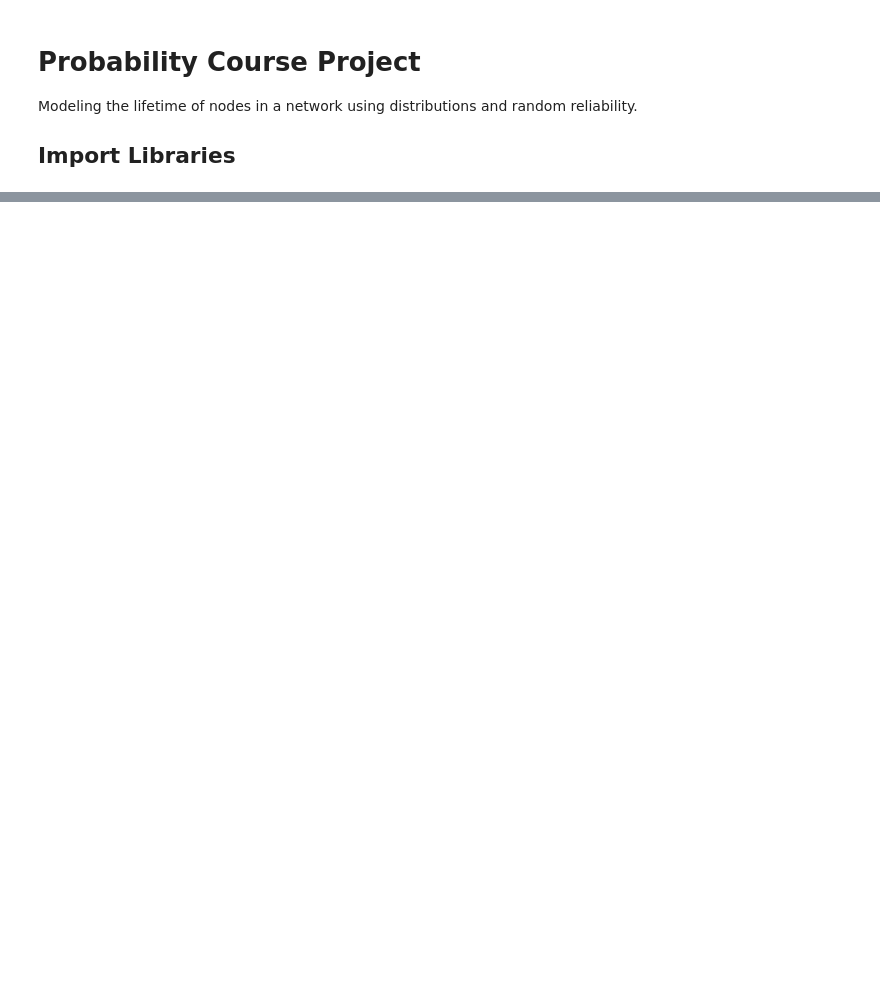
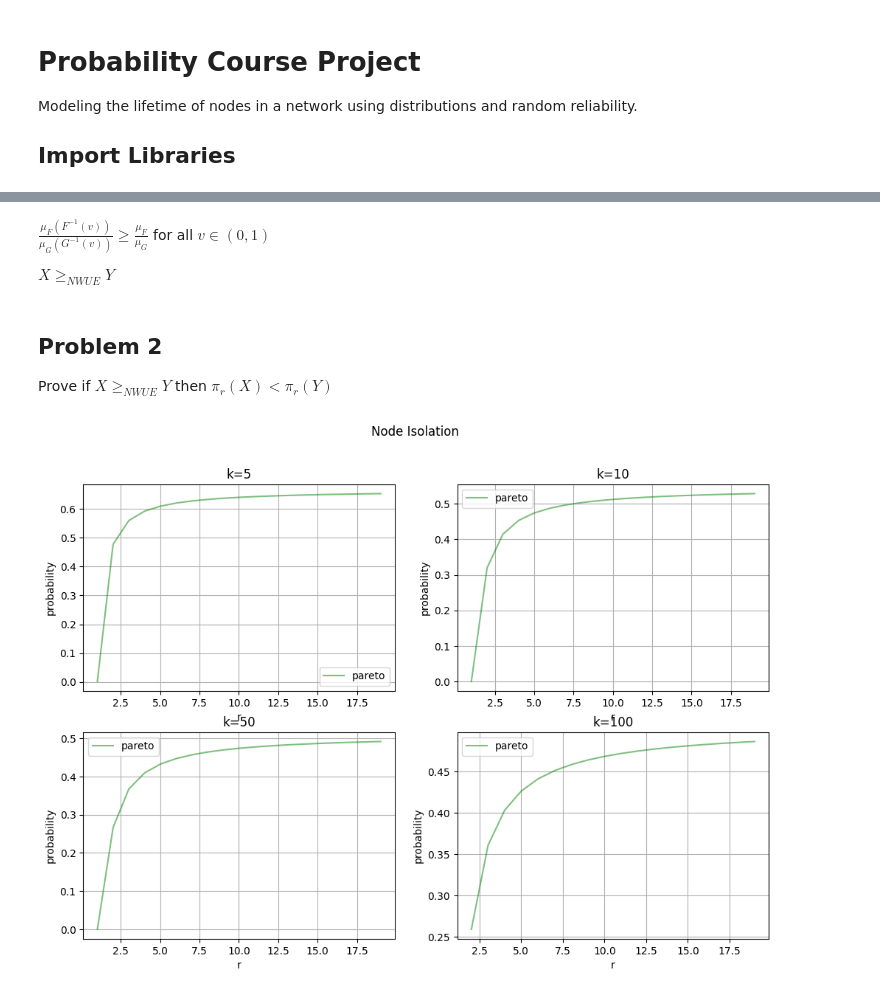
Before and after one commit to ILoveBacteria/model-node-lifetime, a Jupyter notebook: notebook.ipynb, the cells around one changed output, grey strips where cells are left out. Saved outputs shown, nothing was run; the diff lists cells and outputs as text; code cells hidden in the pictures; blank space fills up the shorter version.

Commit message:
Add problem 2, 3

```diff
--- a/notebook.ipynb
+++ b/notebook.ipynb
@@ -18,4 +23,5 @@ $\pi_r(X)=\frac{k !}{(k-r) !} \cdot \frac{\Gamma\left(k-r+1+\frac{\alpha}{\alpha
 # %%
 def pareto_isolation(k, r, alpha):
+    assert(alpha > 1)
     return factorial(k) / factorial(k - r) * gamma(k - r + 1 + (alpha / (alpha - 1))) / gamma(k + 1 + (alpha / (alpha - 1)))
 # %% [markdown]
@@ -34,0 +50,4 @@ def uniform_isolation(k, r):
+# %% [markdown]
+$\frac{\mu_F\left(F^{-1}(v)\right)}{\mu_G\left(G^{-1}(v)\right)} \geq \frac{\mu_F}{\mu_G}$ for all $v \in(0,1)$
+
+$X \geq_{NWUE} Y$
@@ -34,0 +58,31 @@ def uniform_isolation(k, r):
+# %% [markdown]
+## Problem 2
+
+Prove if $X \geq_{NWUE} Y$ then $\pi_r(X) < \pi_r(Y)$
+# %%
+pareto_shape = 2.0
+count_of_neighbors = (5, 10, 50, 100)
+expon_lambda = 2
+
+def plot_isolation_probabilities(k, r, axes):
+    shape = np.arange(1.01, 20.0)
+    pareto = np.array([pareto_isolation(k, r, i) for i in shape])
+    axes.plot(shape, pareto, color='green', alpha=0.5, label='pareto')
+
+
+fig, ax = plt.subplots(2, 2, figsize=(12, 8))
+ax = ax.flatten()
+fig.suptitle('Node Isolation')
+for i, j in zip(ax, count_of_neighbors):
+    plot_isolation_probabilities(k=j, r=j//2, axes=i)
+    i.legend()
+    i.grid(True)
+    i.set_title(f'k={j}')
+    i.set_xlabel('r')
+    i.set_ylabel('probability')
+# temp = is_more_nwue(expon(scale=(1/expon_lambda)), pareto(b=pareto_shape))
+# print(temp)
+# print(exponential_isolation(10, 7))
+# print(pareto_isolation(10, 7, pareto_shape))
+# %% [output]
+[figure, added]
```
Also changed, not shown: parts of 10 cells of this notebook.
